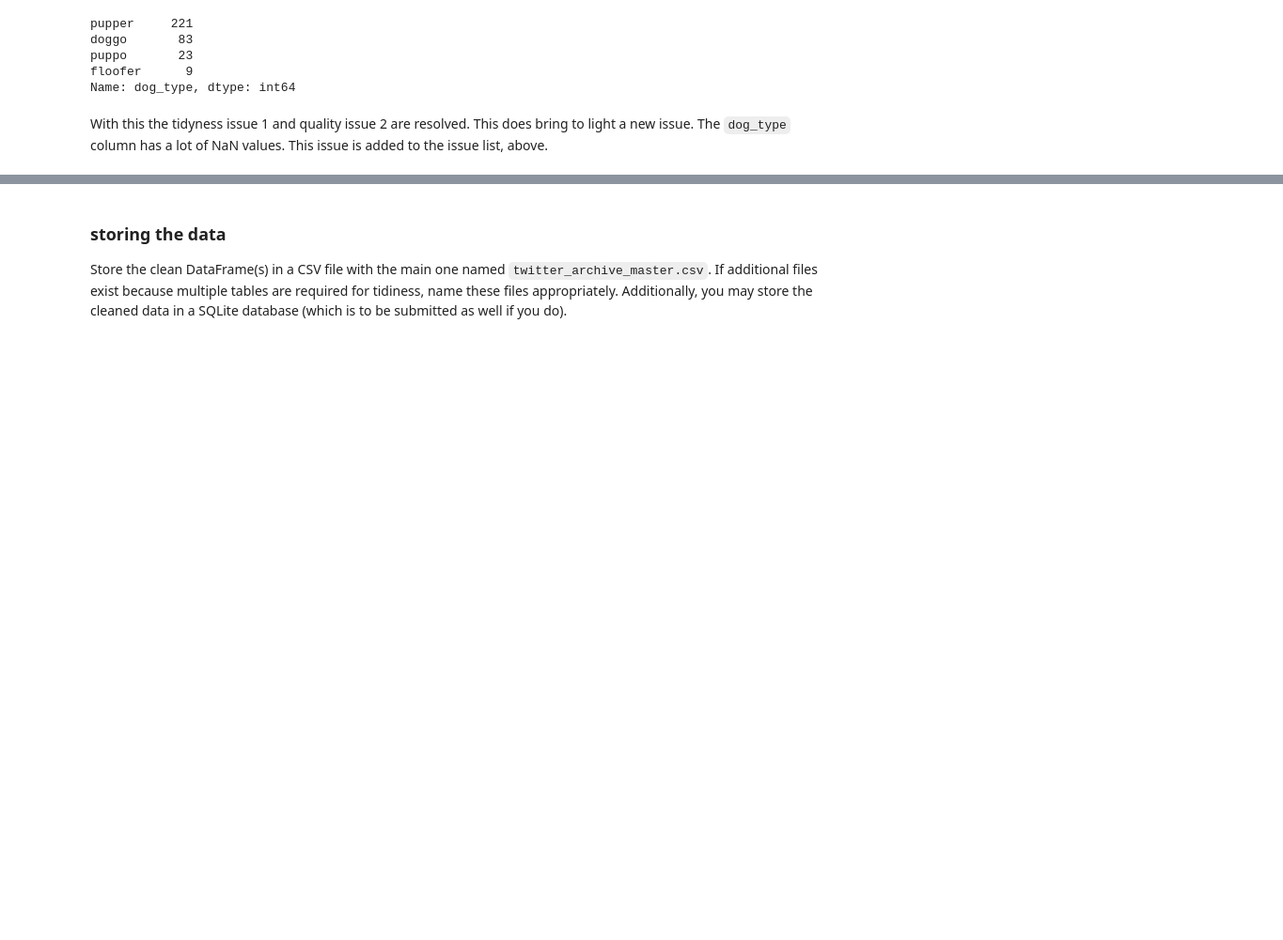
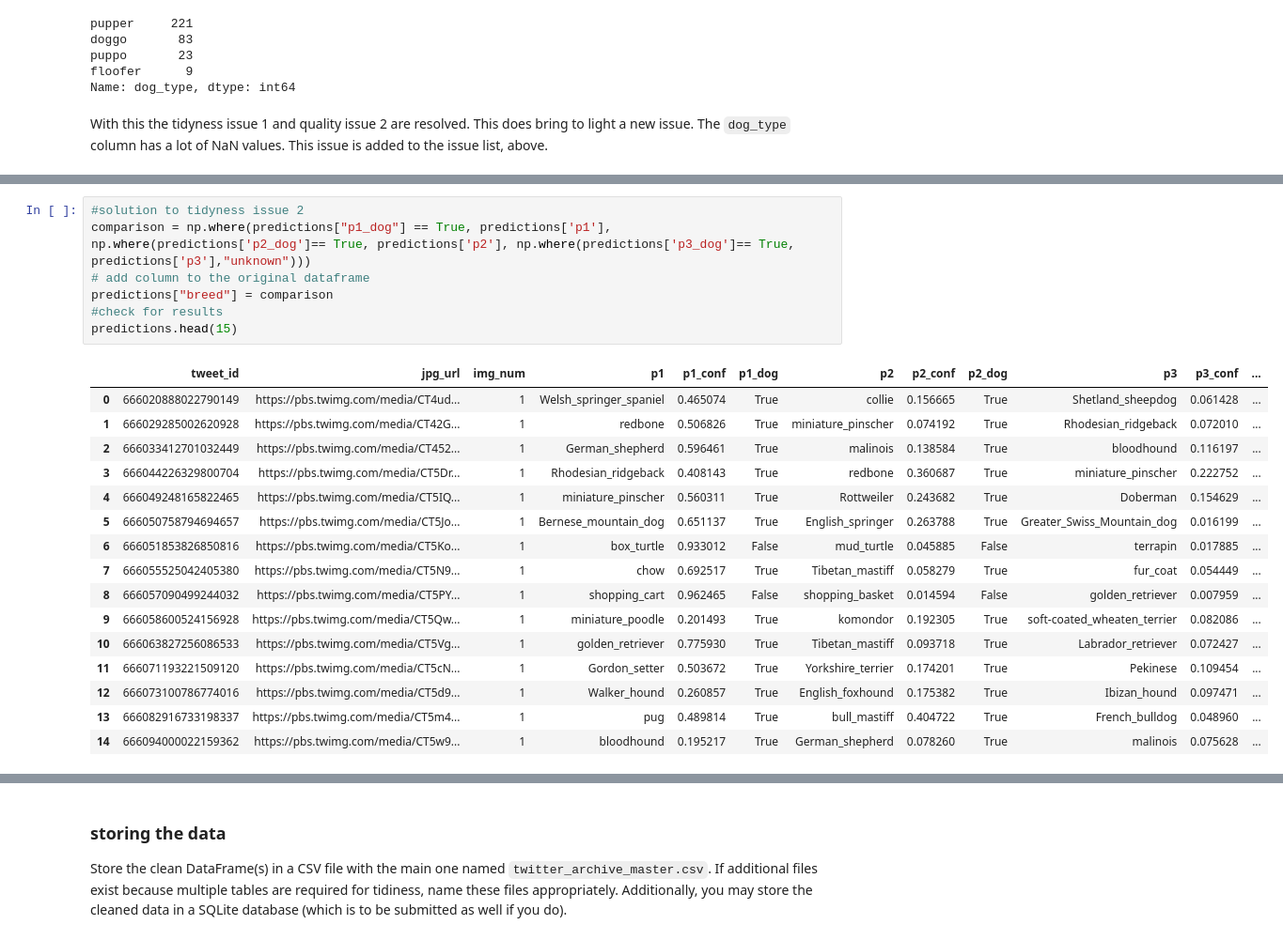
Before and after one commit to lpedejong/Nano_degree_projects, a Jupyter notebook: Project3_Data_Wrangling/Project_4_Wrangling_Twitter.ipynb, the cells around one changed output, grey strips where cells are left out. Shown: that part at 94% size. Saved outputs shown, nothing was run; the diff lists cells and outputs as text; blank space fills up the shorter version.

Commit message:
Tidyness issues 2 and 3
Cleaning of tidyness issues 2 and 3

predictions dataframe cleaned

dog breeds accumulated in single column |"breed"

jpg_url and "breed" column added to twitter_archive_clean

```diff
--- a/Project3_Data_Wrangling/Project_4_Wrangling_Twitter.ipynb
+++ b/Project3_Data_Wrangling/Project_4_Wrangling_Twitter.ipynb
@@ -618,0 +637,24 @@ With this the tidyness issue 1 and quality issue 2 are resolved. This does bring
+# %%
+#solution to tidyness issue 2
+comparison = np.where(predictions["p1_dog"] == True, predictions['p1'], np.where(predictions['p2_dog']== True, predictions['p2'], np.where(predictions['p3_dog']== True, predictions['p3'],"unknown")))
+# add column to the original dataframe
+predictions["breed"] = comparison
+#check for results
+predictions.head(15)
+# %% [output]
+|  | tweet_id | jpg_url | img_num | p1 | p1_conf | p1_dog | p2 | p2_conf | p2_dog | p3 | p3_conf | ... |
+| 0 | 666020888022790149 | https://pbs.twimg.com/media/CT4ud... | 1 | Welsh_springer_spaniel | 0.465074 | True | collie | 0.156665 | True | Shetland_sheepdog | 0.061428 | ... |
+| 1 | 666029285002620928 | https://pbs.twimg.com/media/CT42G... | 1 | redbone | 0.506826 | True | miniature_pinscher | 0.074192 | True | Rhodesian_ridgeback | 0.072010 | ... |
+| 2 | 666033412701032449 | https://pbs.twimg.com/media/CT452... | 1 | German_shepherd | 0.596461 | True | malinois | 0.138584 | True | bloodhound | 0.116197 | ... |
+| 3 | 666044226329800704 | https://pbs.twimg.com/media/CT5Dr... | 1 | Rhodesian_ridgeback | 0.408143 | True | redbone | 0.360687 | True | miniature_pinscher | 0.222752 | ... |
+| 4 | 666049248165822465 | https://pbs.twimg.com/media/CT5IQ... | 1 | miniature_pinscher | 0.560311 | True | Rottweiler | 0.243682 | True | Doberman | 0.154629 | ... |
+| 5 | 666050758794694657 | https://pbs.twimg.com/media/CT5Jo... | 1 | Bernese_mountain_dog | 0.651137 | True | English_springer | 0.263788 | True | Greater_Swiss_Mountain_dog | 0.016199 | ... |
+| 6 | 666051853826850816 | https://pbs.twimg.com/media/CT5Ko... | 1 | box_turtle | 0.933012 | False | mud_turtle | 0.045885 | False | terrapin | 0.017885 | ... |
+| 7 | 666055525042405380 | https://pbs.twimg.com/media/CT5N9... | 1 | chow | 0.692517 | True | Tibetan_mastiff | 0.058279 | True | fur_coat | 0.054449 | ... |
+| 8 | 666057090499244032 | https://pbs.twimg.com/media/CT5PY... | 1 | shopping_cart | 0.962465 | False | shopping_basket | 0.014594 | False | golden_retriever | 0.007959 | ... |
+| 9 | 666058600524156928 | https://pbs.twimg.com/media/CT5Qw... | 1 | miniature_poodle | 0.201493 | True | komondor | 0.192305 | True | soft-coated_wheaten_terrier | 0.082086 | ... |
+| 10 | 666063827256086533 | https://pbs.twimg.com/media/CT5Vg... | 1 | golden_retriever | 0.775930 | True | Tibetan_mastiff | 0.093718 | True | Labrador_retriever | 0.072427 | ... |
+| 11 | 666071193221509120 | https://pbs.twimg.com/media/CT5cN... | 1 | Gordon_setter | 0.503672 | True | Yorkshire_terrier | 0.174201 | True | Pekinese | 0.109454 | ... |
+| 12 | 666073100786774016 | https://pbs.twimg.com/media/CT5d9... | 1 | Walker_hound | 0.260857 | True | English_foxhound | 0.175382 | True | Ibizan_hound | 0.097471 | ... |
+| 13 | 666082916733198337 | https://pbs.twimg.com/media/CT5m4... | 1 | pug | 0.489814 | True | bull_mastiff | 0.404722 | True | French_bulldog | 0.048960 | ... |
+| 14 | 666094000022159362 | https://pbs.twimg.com/media/CT5w9... | 1 | bloodhound | 0.195217 | True | German_shepherd | 0.078260 | True | malinois | 0.075628 | ... |
```
Also changed, not shown: parts of 11 cells of this notebook.
